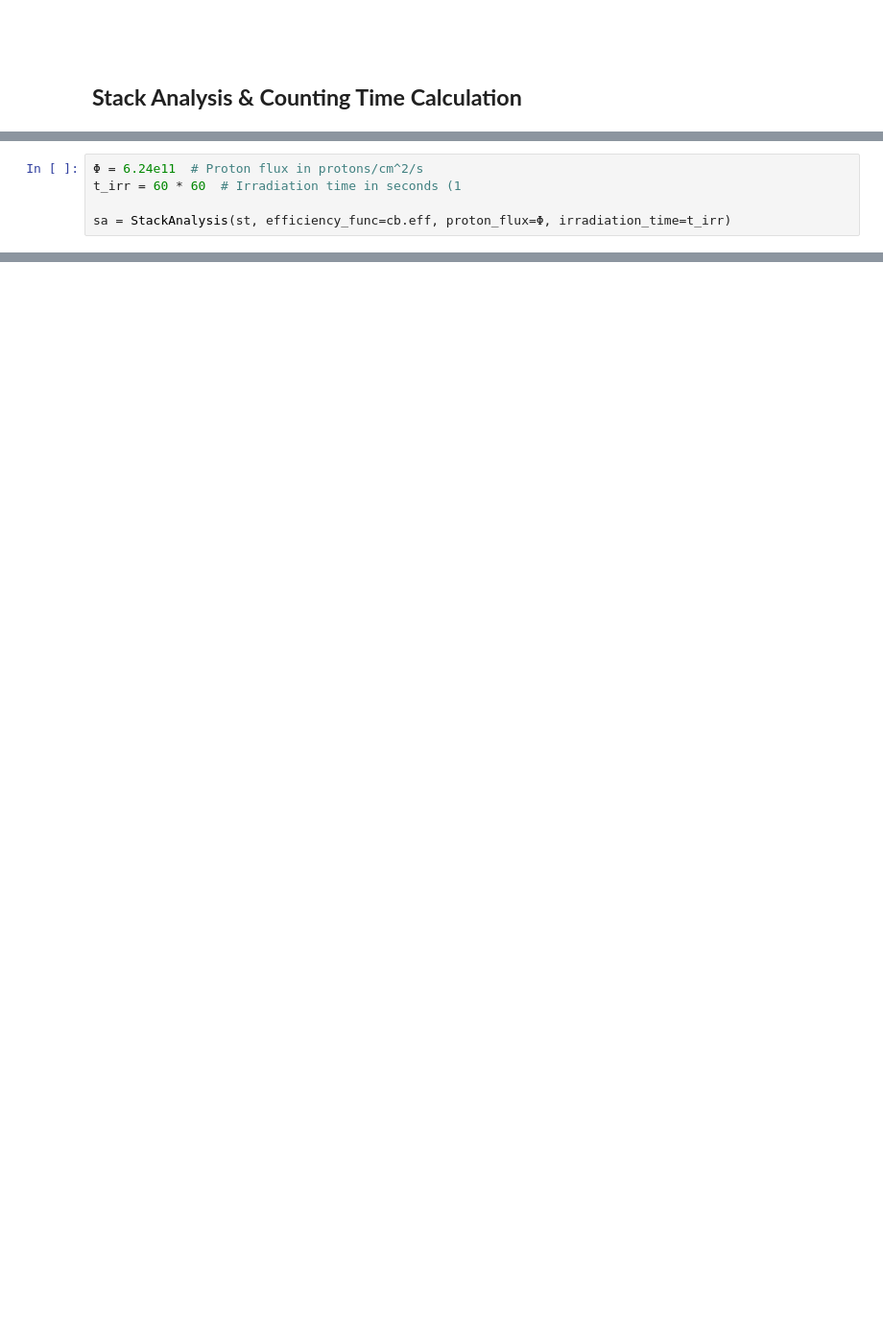
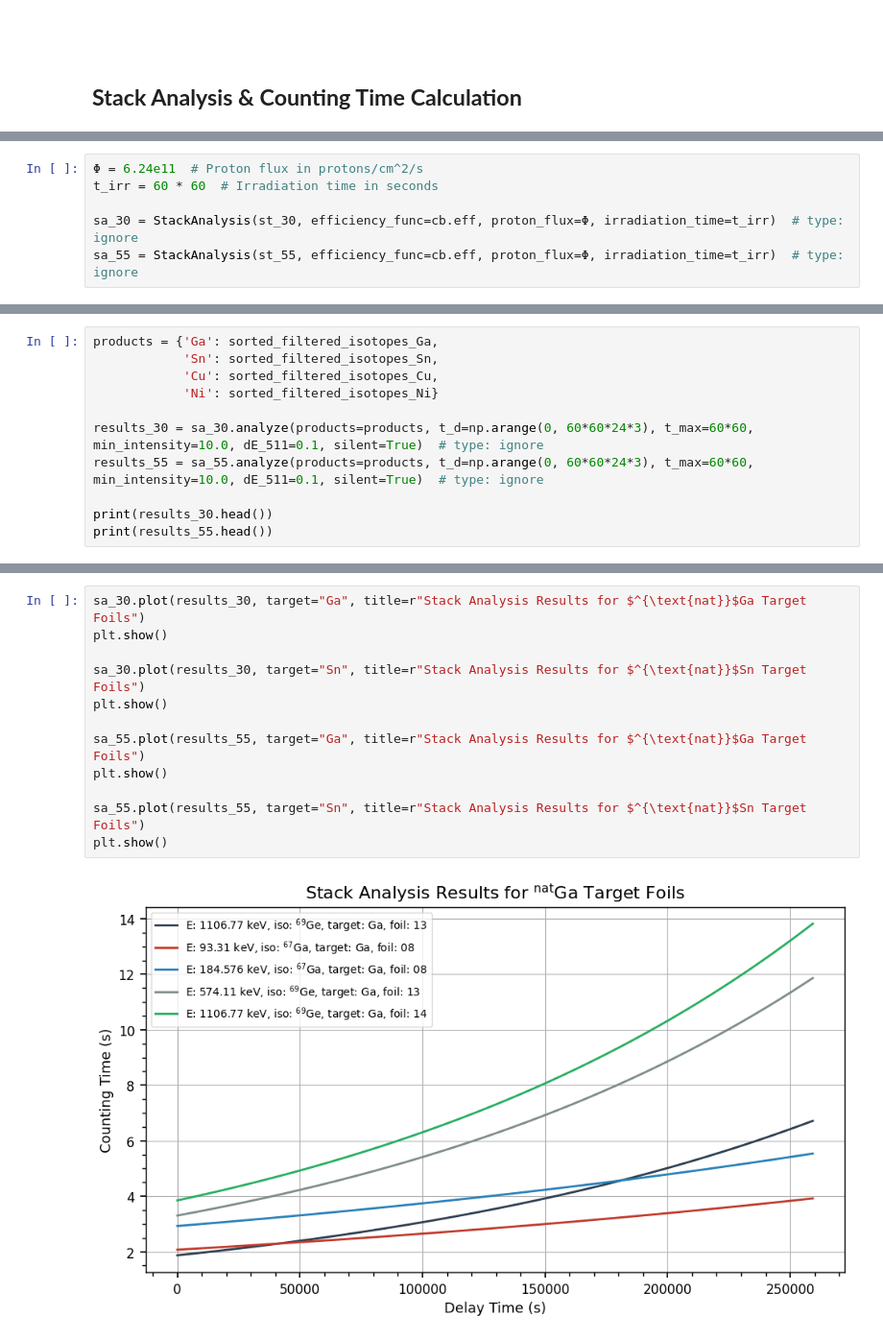
Before and after one commit to Oskar-Idland/Medical-Applications-of-Nuclear-Physics, a Jupyter notebook: src/analysis.ipynb, the cells around one changed output, grey strips where cells are left out. Shown at 96% size. Drawn from its saved outputs; the diff is of its cells as text; blank space fills up the shorter version.

```diff
--- a/src/analysis.ipynb
+++ b/src/analysis.ipynb
@@ -595,5 +686,6 @@ ValueError: '28' is not in list
 # %%
 Φ = 6.24e11  # Proton flux in protons/cm^2/s
-t_irr = 60 * 60  # Irradiation time in seconds (1
+t_irr = 60 * 60  # Irradiation time in seconds
 
-sa = StackAnalysis(st, efficiency_func=cb.eff, proton_flux=Φ, irradiation_time=t_irr)
+sa_30 = StackAnalysis(st_30, efficiency_func=cb.eff, proton_flux=Φ, irradiation_time=t_irr)  # type: ignore
+sa_55 = StackAnalysis(st_55, efficiency_func=cb.eff, proton_flux=Φ, irradiation_time=t_irr)  # type: ignore
@@ -616,0 +692,11 @@ plt.show()
+# %%
+products = {'Ga': sorted_filtered_isotopes_Ga,
+            'Sn': sorted_filtered_isotopes_Sn,
+            'Cu': sorted_filtered_isotopes_Cu,
+            'Ni': sorted_filtered_isotopes_Ni}
+
+results_30 = sa_30.analyze(products=products, t_d=np.arange(0, 60*60*24*3), t_max=60*60, min_intensity=10.0, dE_511=0.1, silent=True)  # type: ignore
+results_55 = sa_55.analyze(products=products, t_d=np.arange(0, 60*60*24*3), t_max=60*60, min_intensity=10.0, dE_511=0.1, silent=True)  # type: ignore
+
+print(results_30.head())
+print(results_55.head())
@@ -616,0 +721,14 @@ plt.show()
+# %%
+sa_30.plot(results_30, target="Ga", title=r"Stack Analysis Results for $^{\text{nat}}$Ga Target Foils")
+plt.show()
+
+sa_30.plot(results_30, target="Sn", title=r"Stack Analysis Results for $^{\text{nat}}$Sn Target Foils")
+plt.show()
+
+sa_55.plot(results_55, target="Ga", title=r"Stack Analysis Results for $^{\text{nat}}$Ga Target Foils")
+plt.show()
+
+sa_55.plot(results_55, target="Sn", title=r"Stack Analysis Results for $^{\text{nat}}$Sn Target Foils")
+plt.show()
+# %% [output]
+[figure, added]
```
Also changed, not shown: parts of 19 cells of this notebook, 4 other files.
